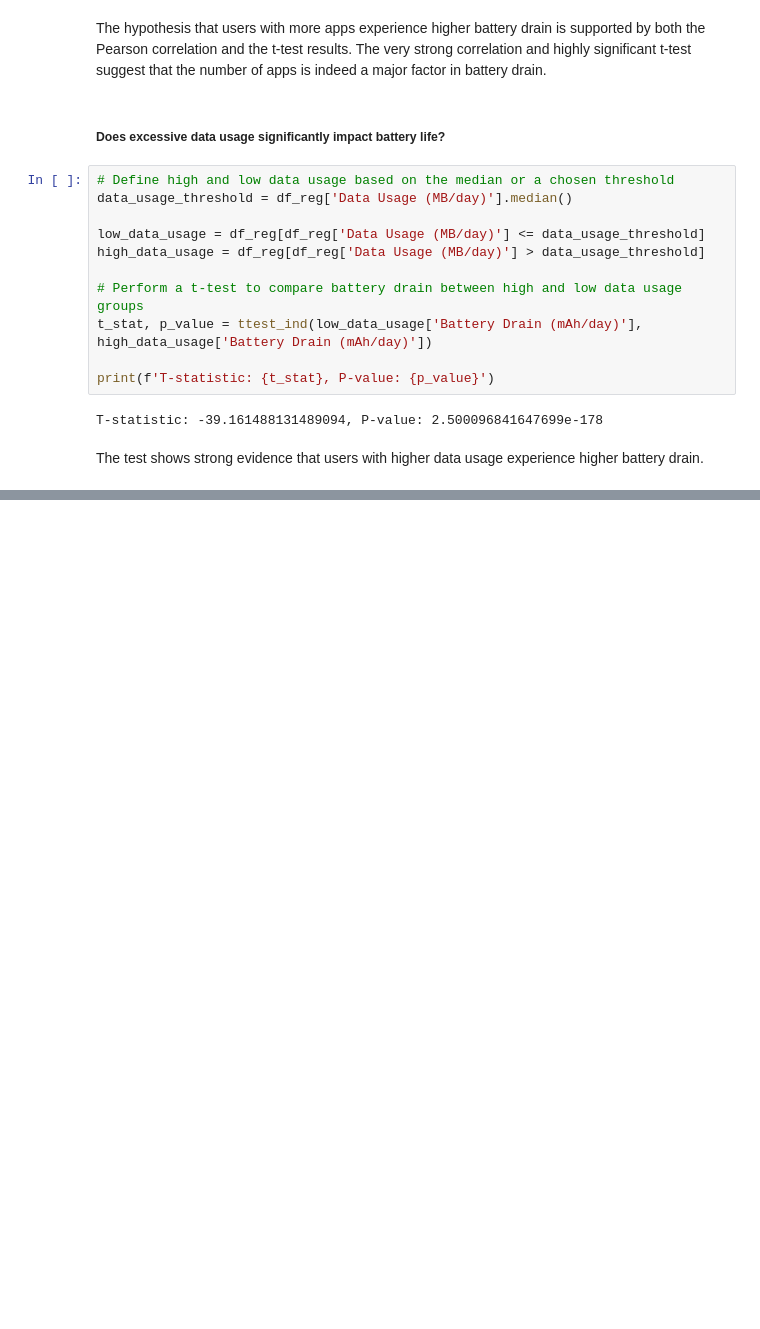
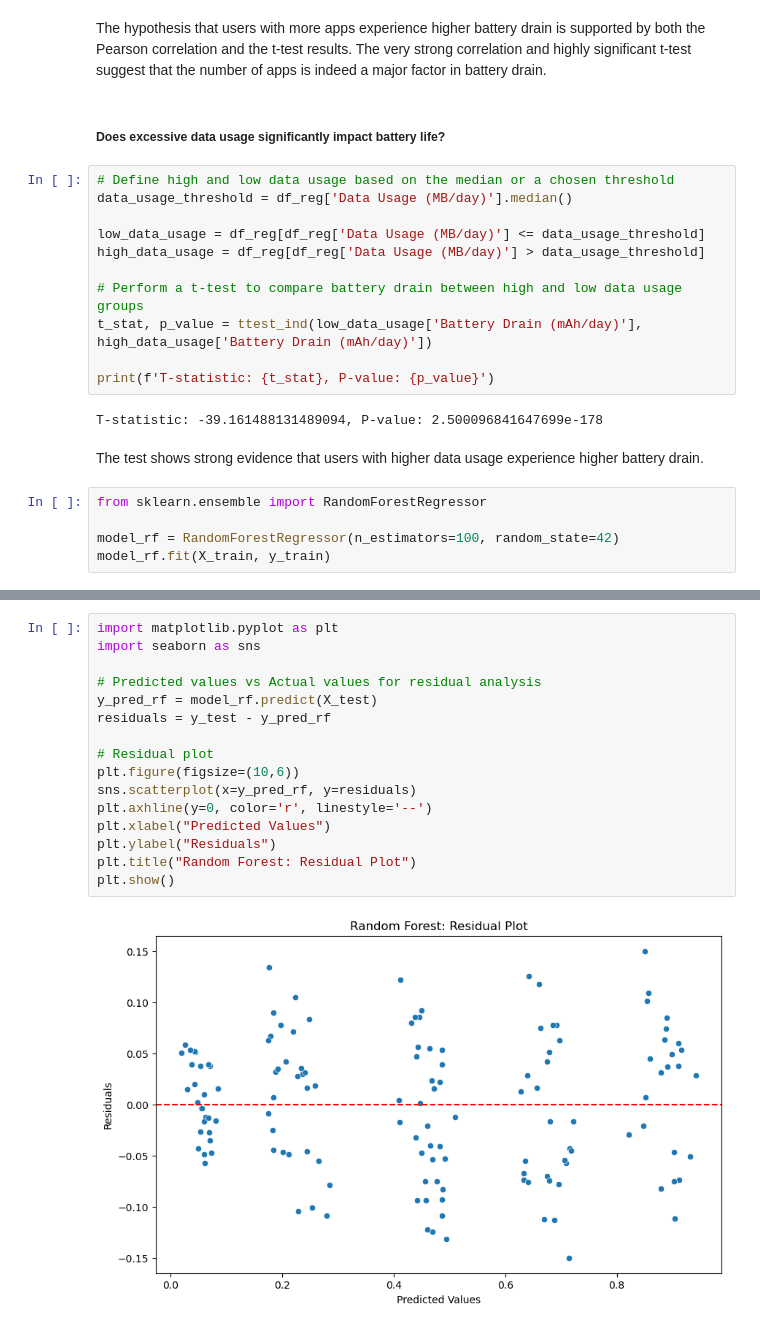
Before and after one commit to shruti-1007/mobile-usage-insights, a Jupyter notebook: notebooks/battery_drain_analysis.ipynb, the cells around one changed output, grey strips where cells are left out. Saved outputs shown, nothing was run; the diff lists cells and outputs as text; blank space fills up the shorter version.

```diff
--- a/notebooks/battery_drain_analysis.ipynb
+++ b/notebooks/battery_drain_analysis.ipynb
@@ -162,3 +162,8 @@ print(f'T-statistic: {t_stat}, P-value: {p_value}')
 T-statistic: -39.161488131489094, P-value: 2.500096841647699e-178
 # %% [markdown]
  The test shows strong evidence that users with higher data usage experience higher battery drain.
+# %%
+from sklearn.ensemble import RandomForestRegressor
+
+model_rf = RandomForestRegressor(n_estimators=100, random_state=42)
+model_rf.fit(X_train, y_train)
@@ -164,0 +199,18 @@ T-statistic: -39.161488131489094, P-value: 2.500096841647699e-178
+# %%
+import matplotlib.pyplot as plt
+import seaborn as sns
+
+# Predicted values vs Actual values for residual analysis
+y_pred_rf = model_rf.predict(X_test)
+residuals = y_test - y_pred_rf
+
+# Residual plot
+plt.figure(figsize=(10,6))
+sns.scatterplot(x=y_pred_rf, y=residuals)
+plt.axhline(y=0, color='r', linestyle='--')
+plt.xlabel("Predicted Values")
+plt.ylabel("Residuals")
+plt.title("Random Forest: Residual Plot")
+plt.show()
+# %% [output]
+[figure, added]
```
Also changed, not shown: parts of 4 cells of this notebook, 1 other file.
